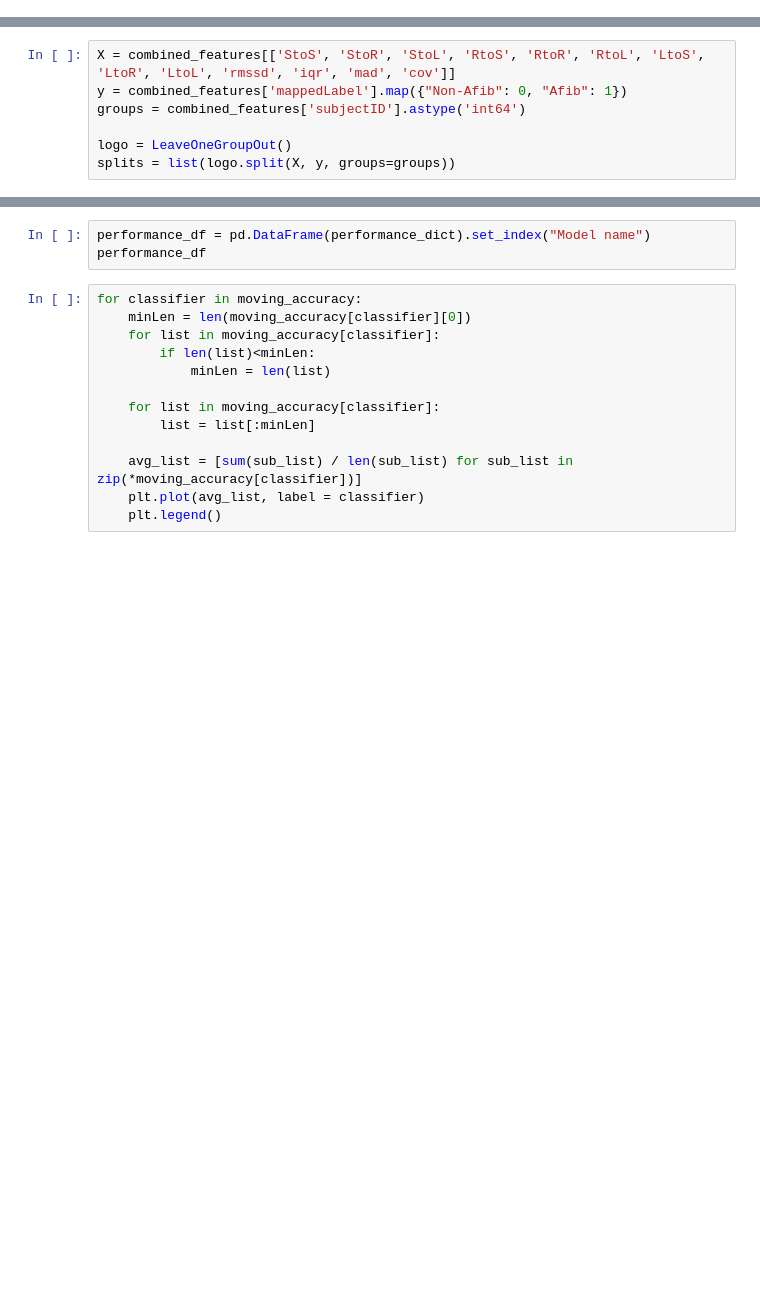
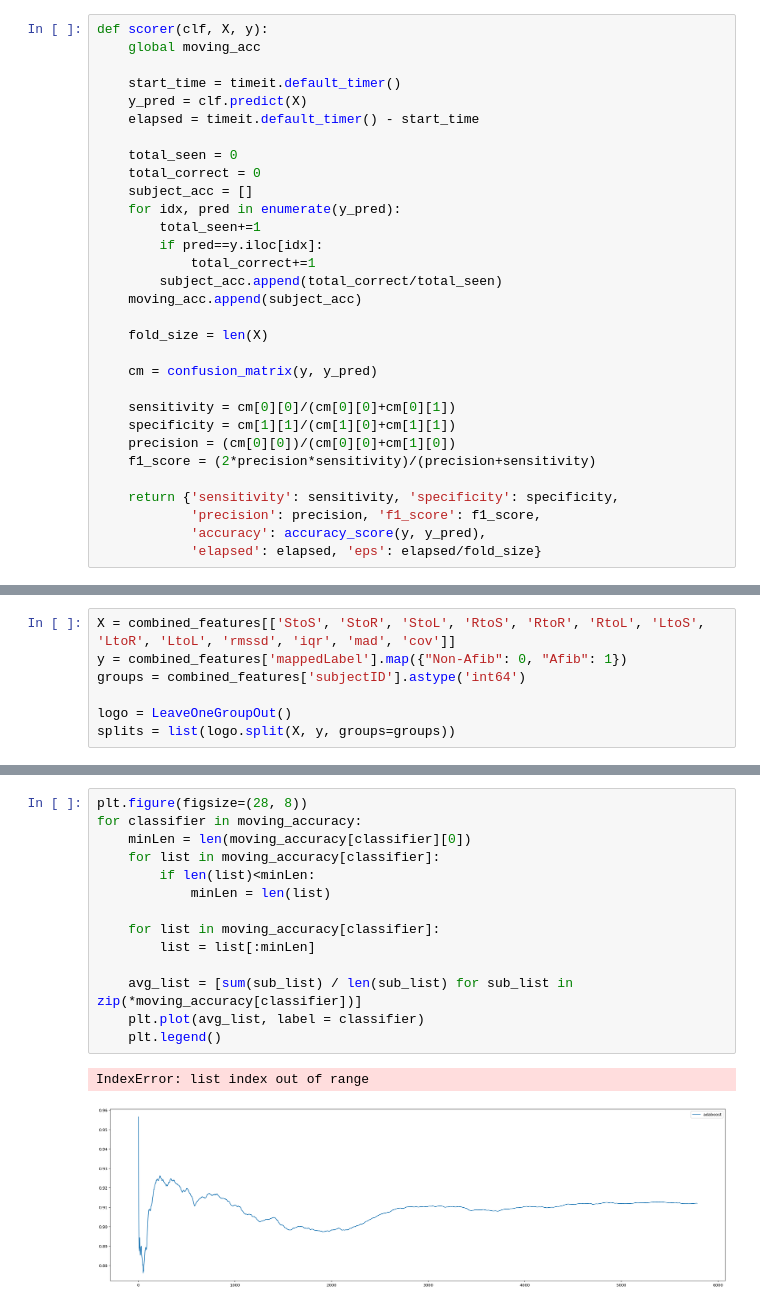
Before and after one commit to SVSM-AFib/2022-svsm-afib-group1, a Jupyter notebook: models/subsets/boosting_1.ipynb, the cells around one changed output, grey strips where cells are left out. Drawn from its saved outputs; the diff is of its cells as text; blank space fills up the shorter version.

```diff
--- a/models/subsets/boosting_1.ipynb
+++ b/models/subsets/boosting_1.ipynb
@@ -93,3 +170,34 @@ moving_accuracy = {}
+# %%
+def scorer(clf, X, y):
+    global moving_acc
+
+    start_time = timeit.default_timer()
+    y_pred = clf.predict(X)
+    elapsed = timeit.default_timer() - start_time
+
+    total_seen = 0
+    total_correct = 0
+    subject_acc = []
+    for idx, pred in enumerate(y_pred):
+        total_seen+=1
+        if pred==y.iloc[idx]:
+            total_correct+=1
+        subject_acc.append(total_correct/total_seen)
+    moving_acc.append(subject_acc)
+
+    fold_size = len(X)
+
+    cm = confusion_matrix(y, y_pred)
+
+    sensitivity = cm[0][0]/(cm[0][0]+cm[0][1])
+    specificity = cm[1][1]/(cm[1][0]+cm[1][1])
+    precision = (cm[0][0])/(cm[0][0]+cm[1][0])
+    f1_score = (2*precision*sensitivity)/(precision+sensitivity)
+
+    return {'sensitivity': sensitivity, 'specificity': specificity,
+            'precision': precision, 'f1_score': f1_score,
+            'accuracy': accuracy_score(y, y_pred),
+            'elapsed': elapsed, 'eps': elapsed/fold_size}
 # %%
 feature_dfs = {}
 for record in tqdm(rlist):
@@ -311,16 +406,17 @@ random search started
-# %%
-performance_df = pd.DataFrame(performance_dict).set_index("Model name")
-performance_df
 # %%
+plt.figure(figsize=(28, 8))
 for classifier in moving_accuracy:
     minLen = len(moving_accuracy[classifier][0])
     for list in moving_accuracy[classifier]:
         if len(list)<minLen:
             minLen = len(list)
 
     for list in moving_accuracy[classifier]:
         list = list[:minLen]
 
     avg_list = [sum(sub_list) / len(sub_list) for sub_list in zip(*moving_accuracy[classifier])]
     plt.plot(avg_list, label = classifier)
     plt.legend()
+# %% [output]
+IndexError: list index out of range
+[figure, added]
```
Also changed, not shown: parts of 3 cells of this notebook, 7 other files.
